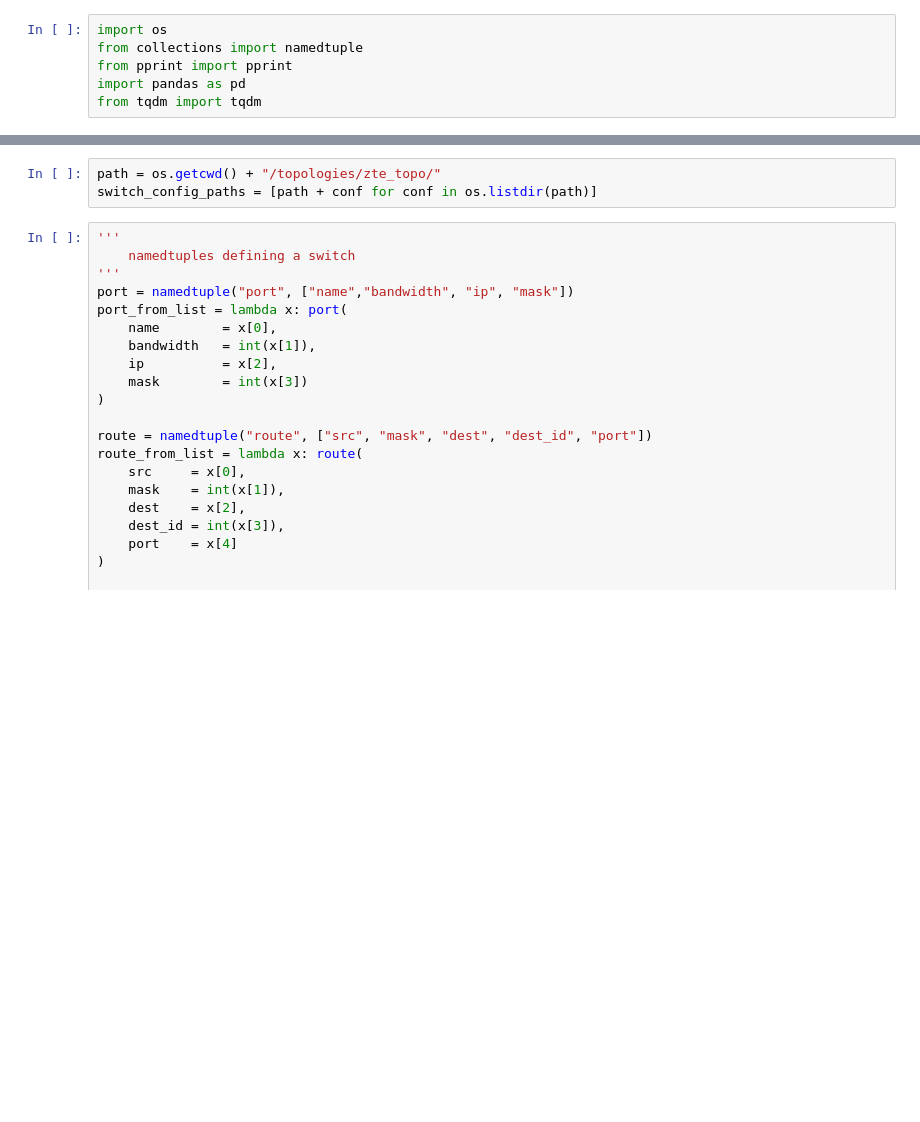
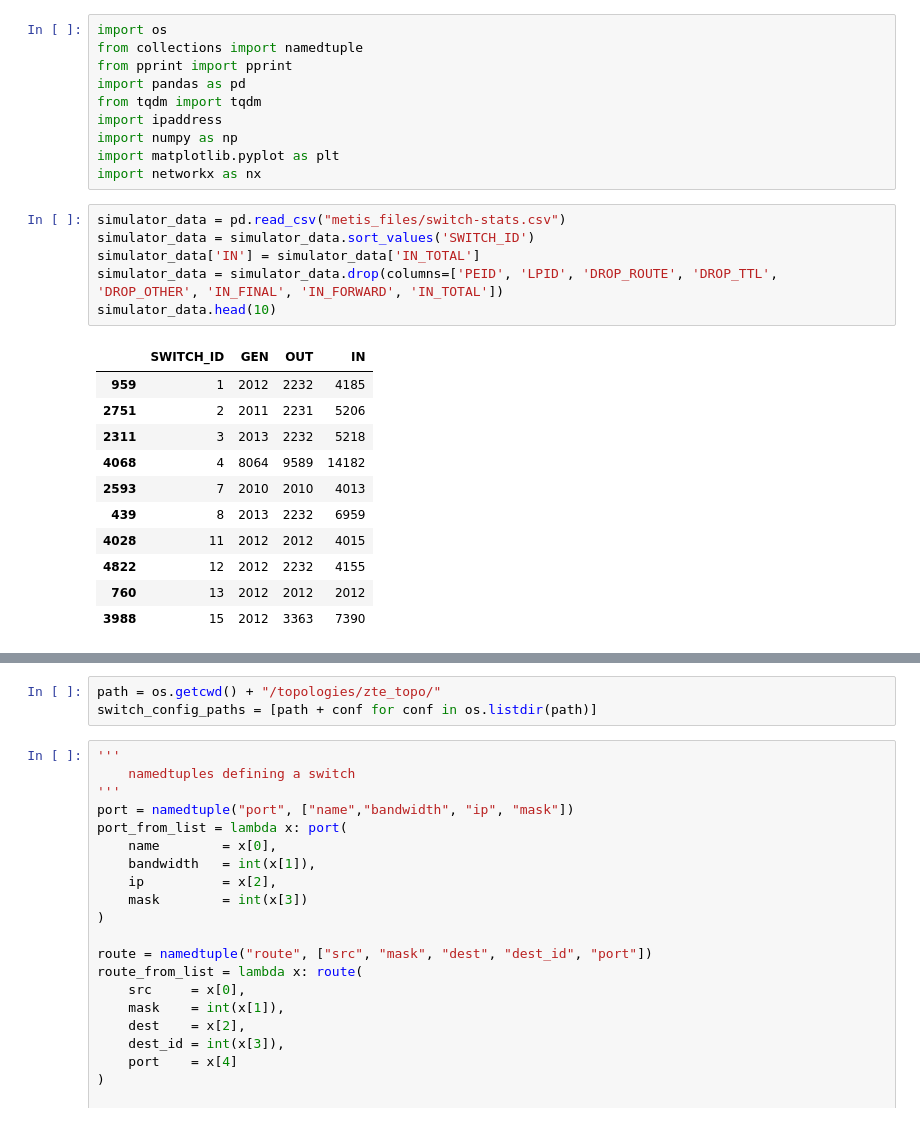
Before and after one commit to network-digital-twin/experiment-utils, a Jupyter notebook: src/partition_processing.ipynb, the cells around one changed output, grey strips where cells are left out. Saved outputs shown, nothing was run; the diff lists cells and outputs as text; blank space fills up the shorter version.

```diff
--- a/src/partition_processing.ipynb
+++ b/src/partition_processing.ipynb
@@ -4,6 +4,28 @@ from collections import namedtuple
 from pprint import pprint
 import pandas as pd
 from tqdm import tqdm
+import ipaddress
+import numpy as np
+import matplotlib.pyplot as plt
+import networkx as nx
+# %%
+simulator_data = pd.read_csv("metis_files/switch-stats.csv")
+simulator_data = simulator_data.sort_values('SWITCH_ID')
+simulator_data['IN'] = simulator_data['IN_TOTAL']
+simulator_data = simulator_data.drop(columns=['PEID', 'LPID', 'DROP_ROUTE', 'DROP_TTL', 'DROP_OTHER', 'IN_FINAL', 'IN_FORWARD', 'IN_TOTAL'])
+simulator_data.head(10)
+# %% [output]
+|  | SWITCH_ID | GEN | OUT | IN |
+| 959 | 1 | 2012 | 2232 | 4185 |
+| 2751 | 2 | 2011 | 2231 | 5206 |
+| 2311 | 3 | 2013 | 2232 | 5218 |
+| 4068 | 4 | 8064 | 9589 | 14182 |
+| 2593 | 7 | 2010 | 2010 | 4013 |
+| 439 | 8 | 2013 | 2232 | 6959 |
+| 4028 | 11 | 2012 | 2012 | 4015 |
+| 4822 | 12 | 2012 | 2232 | 4155 |
+| 760 | 13 | 2012 | 2012 | 2012 |
+| 3988 | 15 | 2012 | 3363 | 7390 |
 # %%
 traffic = pd.read_csv('traces/traffic_flows.csv')
 drop_cols = traffic.columns[1]
```
Also changed, not shown: parts of 26 cells of this notebook, 14 other files.
